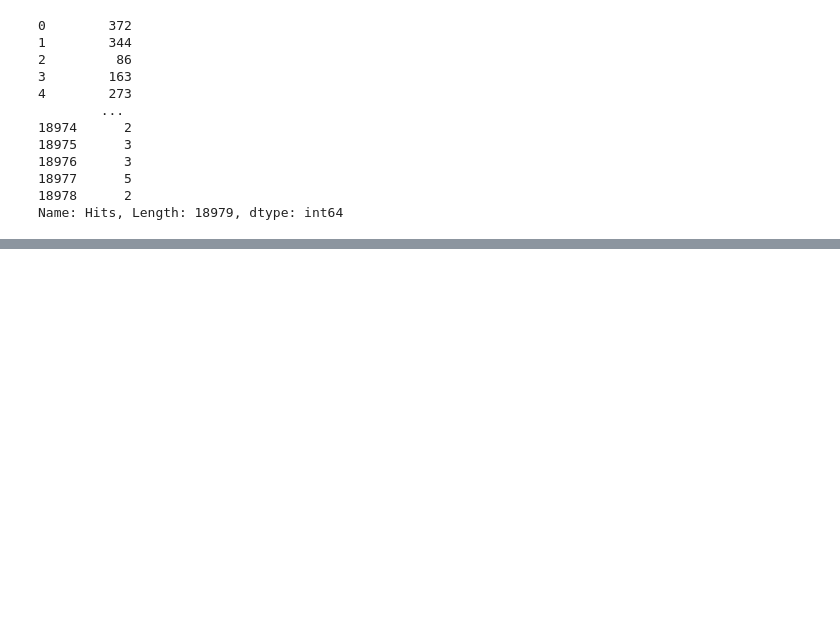
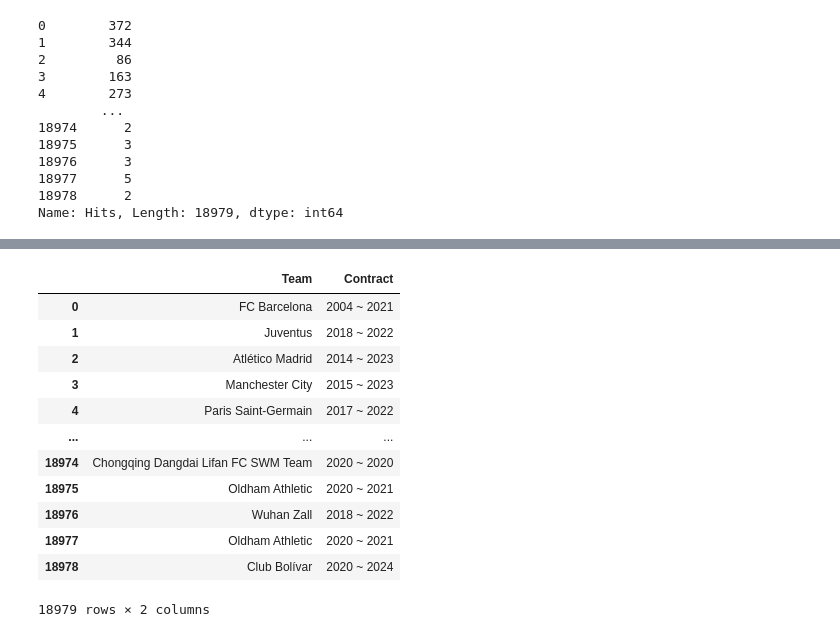
Before and after one commit to andidprastyo/Data-Analyst-Projects, a Jupyter notebook: FIFA 21 Players/analysis.ipynb, the cells around one changed output, grey strips where cells are left out. Saved outputs shown, nothing was run; the diff lists cells and outputs as text; code cells hidden in the pictures; blank space fills up the shorter version.

Commit message:
Seperating Team & Contract

```diff
--- a/FIFA 21 Players/analysis.ipynb
+++ b/FIFA 21 Players/analysis.ipynb
@@ -370,0 +388,4 @@ Name: Hits, Length: 18979, dtype: int64
+# %%
+df['Team & Contract'] = df['Team & Contract'].str.replace('\n', '', regex=True)
+check = df['Team & Contract']
+print(check)
@@ -370,0 +405,35 @@ Name: Hits, Length: 18979, dtype: int64
+# %%
+# Seperating the Team and Contract
+
+Team = []
+Contract = []
+
+for x in range(len(df['Team & Contract'])):
+    Team.append(str(df['Team & Contract'][x][:-11])) # Appending the Team
+    duration = str(df['Team & Contract'][x][-11:]) # Appending the Contract
+
+    if duration.startswith("2") == True: # Checking if the Contract starts with 2
+        Contract.append(duration) # Appending the Contract
+    else :
+        Contract.append(0)
+
+
+df.drop(['Team & Contract'], axis=1, inplace=True) # Dropping the Team & Contract column
+df['Team'] = Team
+df['Contract'] = Contract
+# %%
+df[['Team' , 'Contract']]
+# %% [output]
+|  | Team | Contract |
+| 0 | FC Barcelona | 2004 ~ 2021 |
+| 1 | Juventus | 2018 ~ 2022 |
+| 2 | Atlético Madrid | 2014 ~ 2023 |
+| 3 | Manchester City | 2015 ~ 2023 |
+| 4 | Paris Saint-Germain | 2017 ~ 2022 |
+| ... | ... | ... |
+| 18974 | Chongqing Dangdai Lifan FC SWM Team | 2020 ~ 2020 |
+| 18975 | Oldham Athletic | 2020 ~ 2021 |
+| 18976 | Wuhan Zall | 2018 ~ 2022 |
+| 18977 | Oldham Athletic | 2020 ~ 2021 |
+| 18978 | Club Bolívar | 2020 ~ 2024 |
+18979 rows × 2 columns
```
Also changed, not shown: parts of 3 cells of this notebook.
